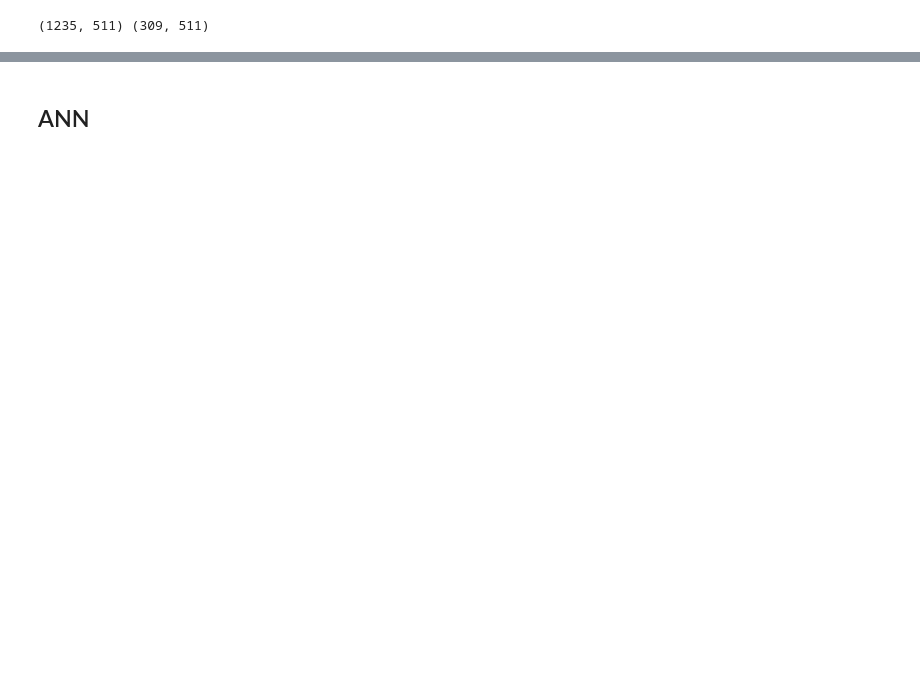
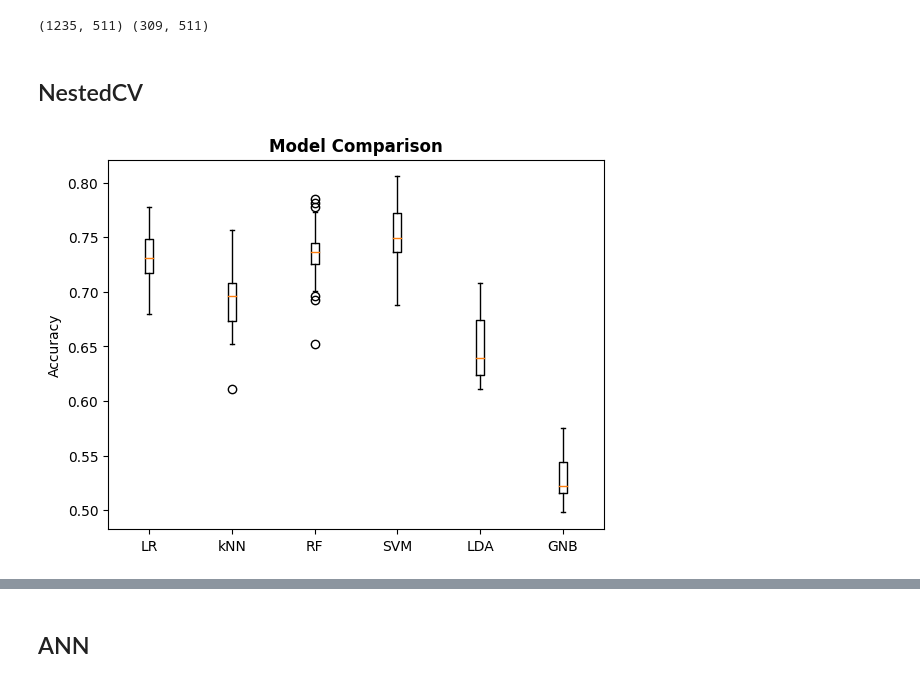
Before and after one commit to costasmexis/machinelearningcourse, a Jupyter notebook: proposal/main.ipynb, the cells around one changed output, grey strips where cells are left out. Drawn from its saved outputs; the diff is of its cells as text; code cells hidden in the pictures; blank space fills up the shorter version.

```diff
--- a/proposal/main.ipynb
+++ b/proposal/main.ipynb
@@ -103,3 +187,35 @@ MyData = Object('data/ICC_rms.pkl')
 MyData.split_dataset(test_size=.2)
 # %% [output]
 (1235, 511) (309, 511)
+# %% [markdown]
+## NestedCV
+# %%
+nested_LG, nested_scores_LG = MyData.nested_cv('LR')
+nested_kNN, nested_scores_kNN = MyData.nested_cv('kNN')
+nested_SVM, nested_scores_SVM = MyData.nested_cv('SVM')
+nested_RF, nested_scores_RF = MyData.nested_cv('RF')
+nested_LDA, nested_scores_LDA = MyData.nested_cv('LDA')
+nested_GNB, nested_scores_GNB = MyData.nested_cv('GNB')
+# %%
+nested_scores_LG = [item for sublist in nested_scores_LG for item in sublist]
+nested_scores_kNN = [item for sublist in nested_scores_kNN for item in sublist]
+nested_scores_RF = [item for sublist in nested_scores_RF for item in sublist]
+nested_scores_SVM = [item for sublist in nested_scores_SVM for item in sublist]
+nested_scores_LDA = [item for sublist in nested_scores_LDA for item in sublist]
+nested_scores_GNB = [item for sublist in nested_scores_GNB for item in sublist]
+# %%
+# create box plot
+fig, ax = plt.subplots()
+positions = [1, 2, 3, 4, 5, 6] # x-axis positions for each box plot
+ax.boxplot([nested_scores_LG, nested_scores_kNN, nested_scores_RF, nested_scores_SVM, nested_scores_LDA, nested_scores_GNB], positions=positions, widths=0.1)
+
+# add title and labels
+ax.set_title('Model Comparison', fontweight='bold')
+ax.set_ylabel('Accuracy')
+ax.set_xticks(positions)
+ax.set_xticklabels(['LR', 'kNN', 'RF', 'SVM', 'LDA', 'GNB'])
+
+# show plot
+plt.show()
+# %% [output]
+[figure, added]
```
Also changed, not shown: parts of 8 cells of this notebook, 1 other file.
